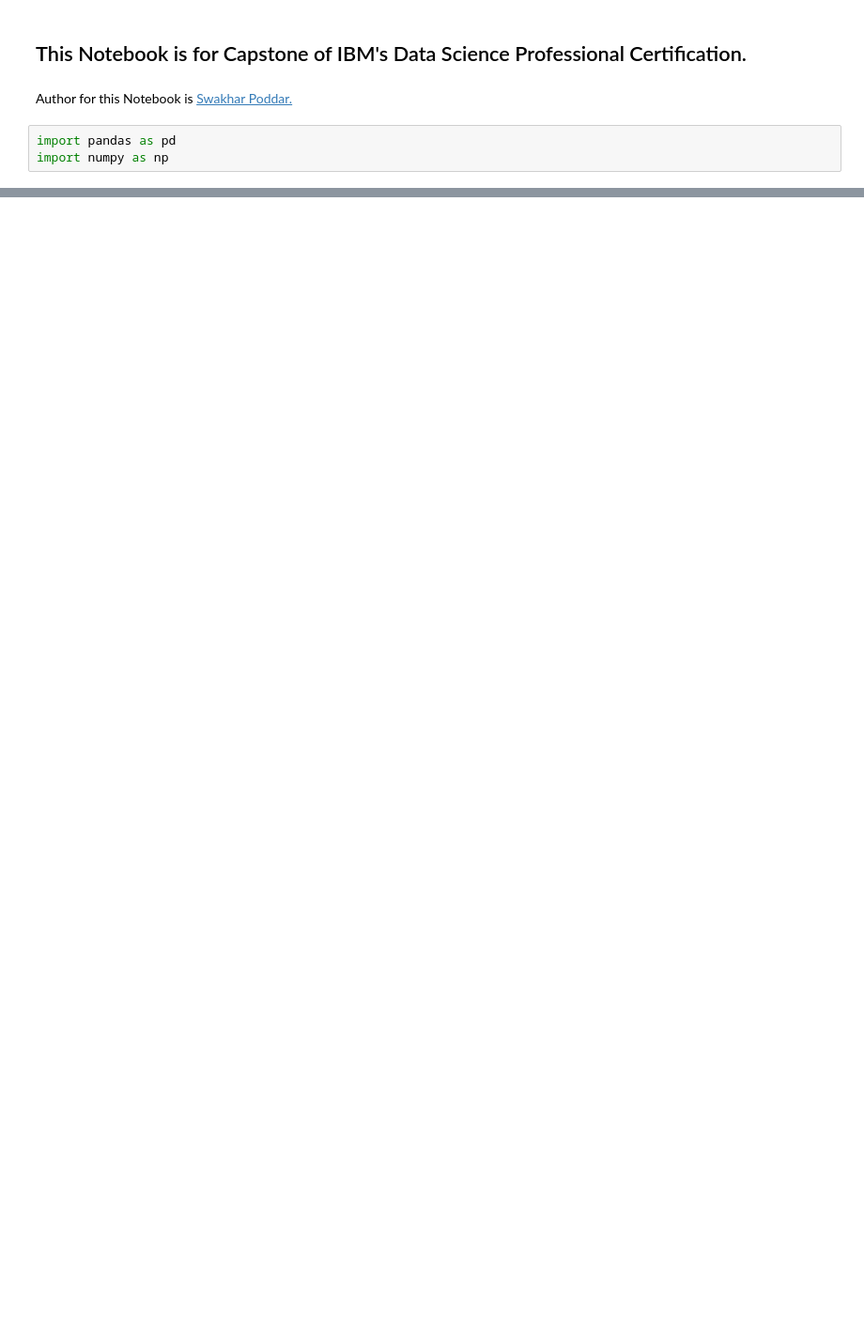
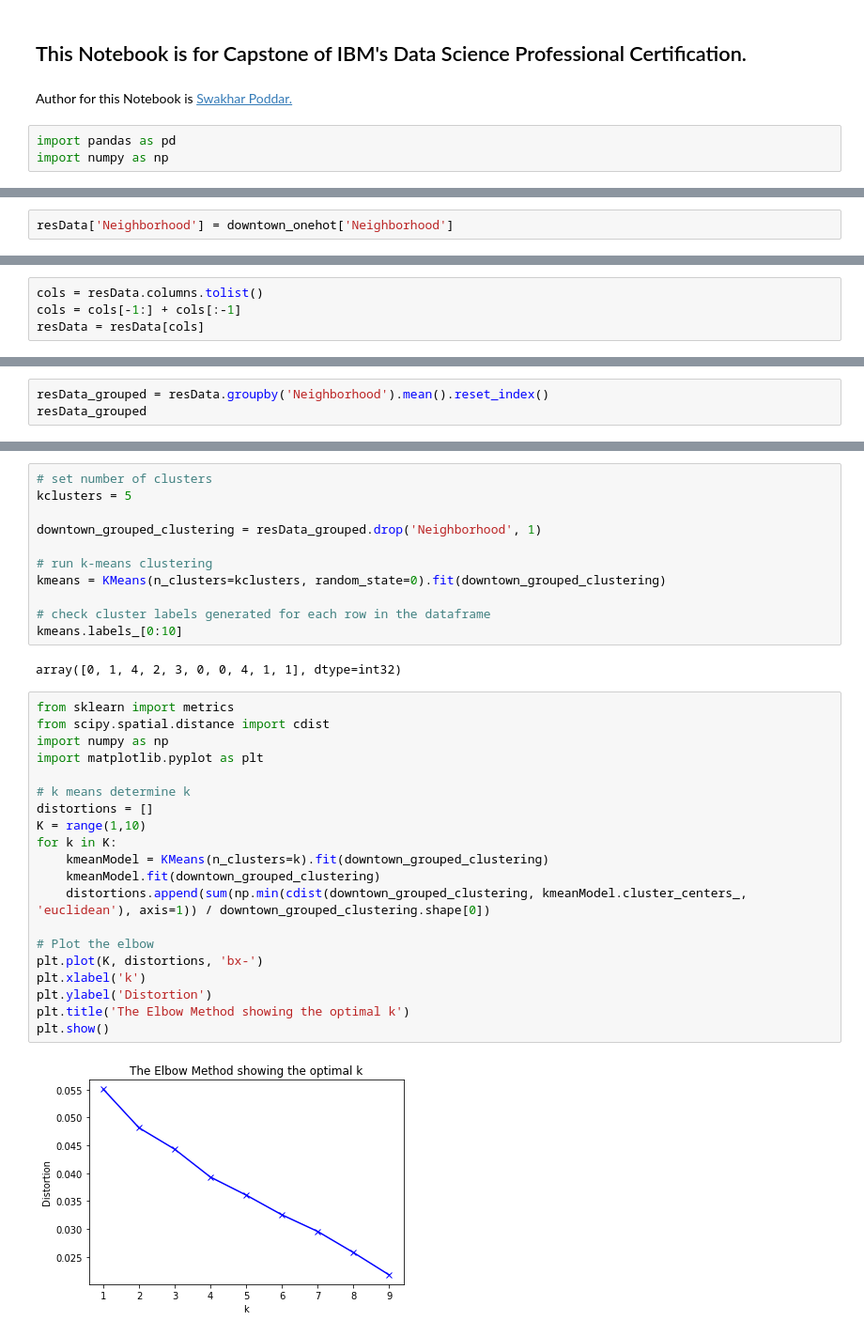
Before and after one commit to poddarswakhar/IBM_Coursera_Capstone, a Jupyter notebook: Capstone.ipynb, the cells around one changed output, grey strips where cells are left out. Shown at 94% size. Drawn from its saved outputs; the diff is of its cells as text; blank space fills up the shorter version.

```diff
--- a/Capstone.ipynb
+++ b/Capstone.ipynb
@@ -16,0 +454,2 @@ Hello Capstone Project Course!
+# %%
+resData['Neighborhood'] = downtown_onehot['Neighborhood']
@@ -16,0 +483,4 @@ Hello Capstone Project Course!
+# %%
+cols = resData.columns.tolist()
+cols = cols[-1:] + cols[:-1]
+resData = resData[cols]
@@ -16,0 +511,3 @@ Hello Capstone Project Course!
+# %%
+resData_grouped = resData.groupby('Neighborhood').mean().reset_index()
+resData_grouped
@@ -16,0 +616,35 @@ Hello Capstone Project Course!
+# %%
+# set number of clusters
+kclusters = 5
+
+downtown_grouped_clustering = resData_grouped.drop('Neighborhood', 1)
+
+# run k-means clustering
+kmeans = KMeans(n_clusters=kclusters, random_state=0).fit(downtown_grouped_clustering)
+
+# check cluster labels generated for each row in the dataframe
+kmeans.labels_[0:10]
+# %% [output]
+array([0, 1, 4, 2, 3, 0, 0, 4, 1, 1], dtype=int32)
+# %%
+from sklearn import metrics
+from scipy.spatial.distance import cdist
+import numpy as np
+import matplotlib.pyplot as plt
+
+# k means determine k
+distortions = []
+K = range(1,10)
+for k in K:
+    kmeanModel = KMeans(n_clusters=k).fit(downtown_grouped_clustering)
+    kmeanModel.fit(downtown_grouped_clustering)
+    distortions.append(sum(np.min(cdist(downtown_grouped_clustering, kmeanModel.cluster_centers_, 'euclidean'), axis=1)) / downtown_grouped_clustering.shape[0])
+
+# Plot the elbow
+plt.plot(K, distortions, 'bx-')
+plt.xlabel('k')
+plt.ylabel('Distortion')
+plt.title('The Elbow Method showing the optimal k')
+plt.show()
+# %% [output]
+[figure, added]
```
Also changed, not shown: parts of 57 cells of this notebook.
